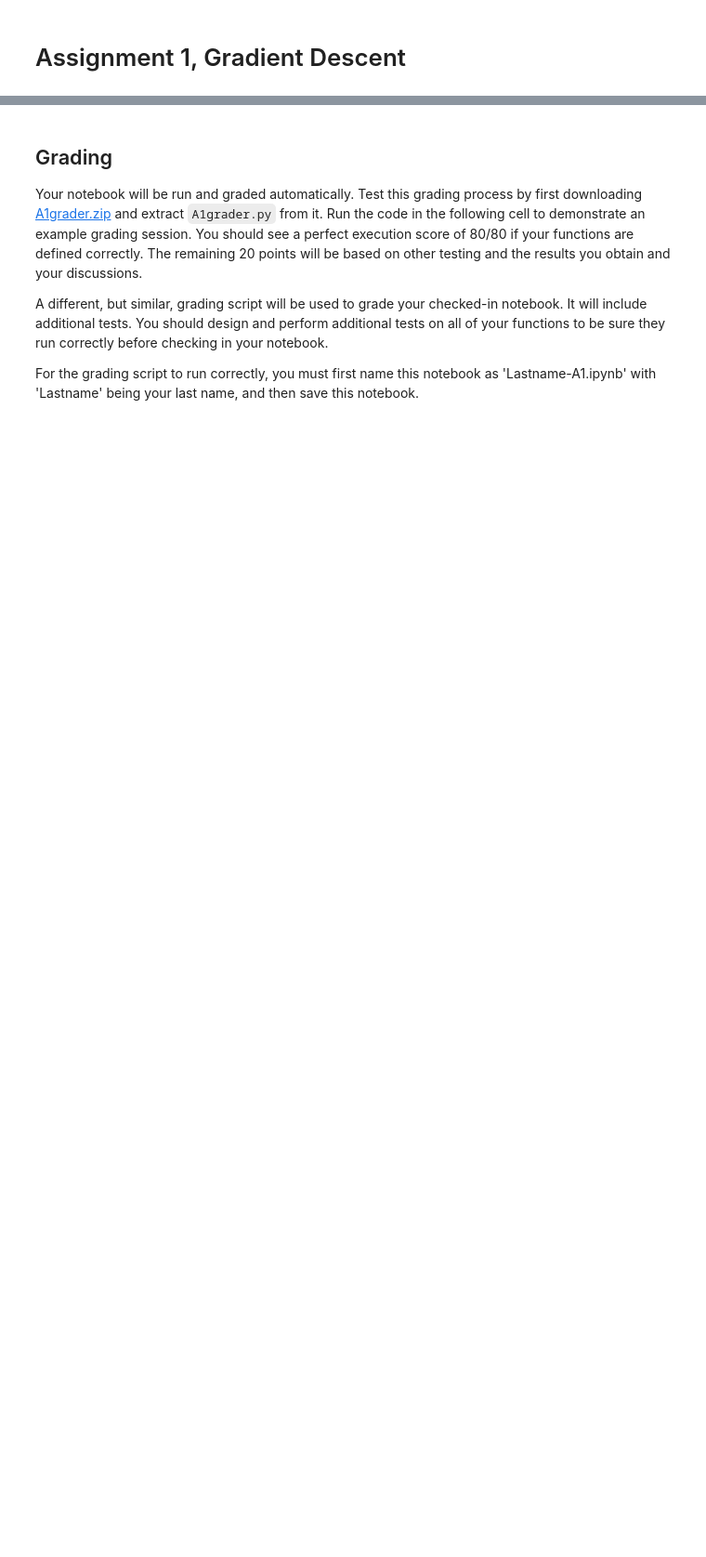
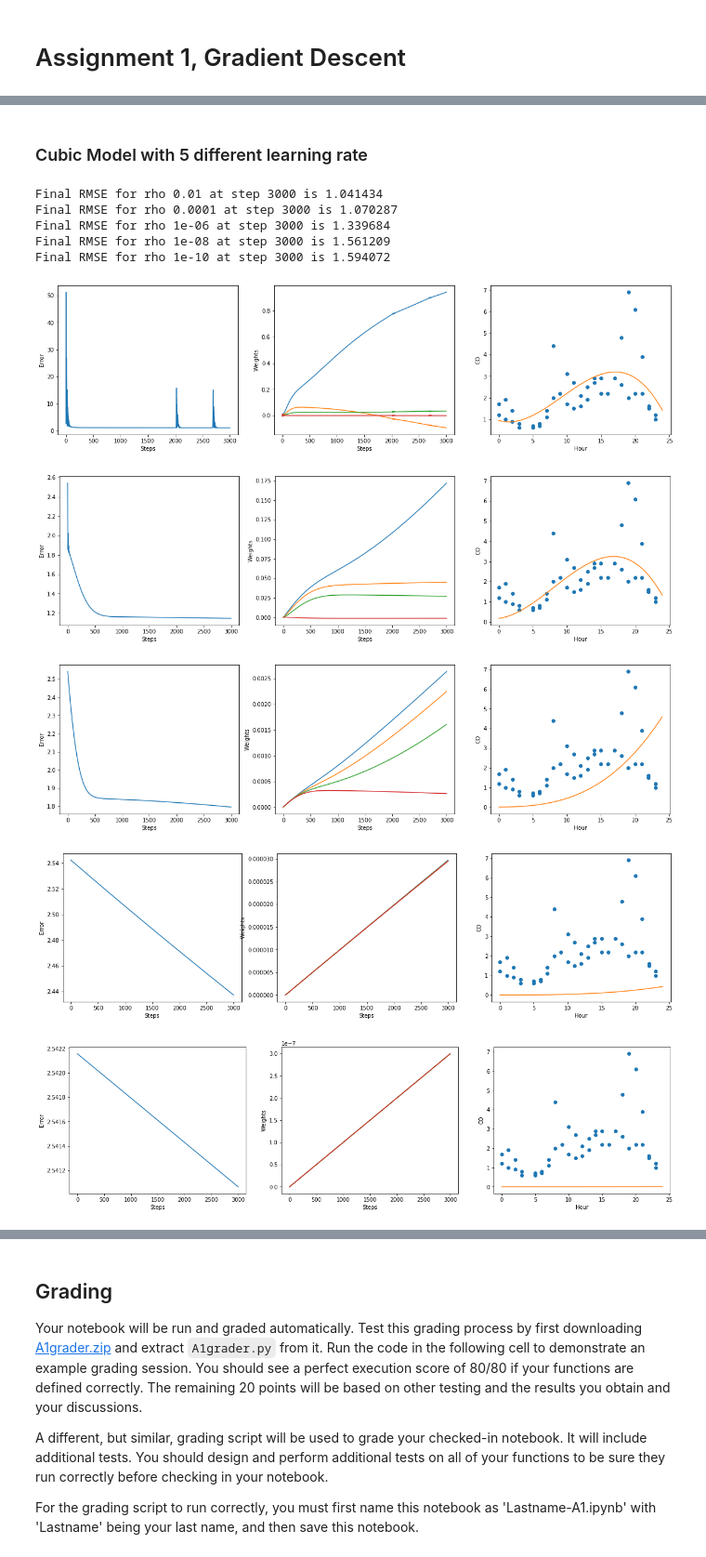
Before and after one commit to Po0ria/CS545_MachineLearning, a Jupyter notebook: HW1/Taheri-A1.ipynb, the cells around one changed output, grey strips where cells are left out. Shown at 93% size. Drawn from its saved outputs; the diff is of its cells as text; code cells hidden in the pictures; blank space fills up the shorter version.

```diff
--- a/HW1/Taheri-A1.ipynb
+++ b/HW1/Taheri-A1.ipynb
@@ -120,0 +248,37 @@ def rmse(model, X, T, W):
+# %% [markdown]
+### Cubic Model with 5 different learning rate
+# %%
+#how should I make sure that I preceeded enough to get the right step for rho???
+rhos = [1.e-2, 1.e-4, 1.e-6, 1.e-8, 1.e-10]
+for i in rhos:
+    W = np.zeros((4, 1))
+    rho = i
+    n_steps = 3000
+    W, error_sequence, W_sequence = gradient_descent_adam(cubic_model, cubic_model_gradient, rmse, X, T, W, rho, n_steps)
+    print(f'Final RMSE for rho {rho} at step {n_steps} is {np.sqrt(error_sequence[-1]):4f}')
+    plt.figure(figsize=(20, 5))
+    plt.subplot(1, 3, 1)
+    plt.plot(error_sequence)
+    plt.xlabel('Steps')
+    plt.ylabel('Error')
+    plt.subplot(1, 3, 2)
+    plt.plot(W_sequence)
+    plt.xlabel('Steps')
+    plt.ylabel('Weights')
+    plt.subplot(1, 3, 3)
+    plt.plot(X, T, 'o')
+    xs = np.linspace(0, 24 , 100).reshape(-1, 1)
+    plt.plot(xs, cubic_model(xs, W));
+    plt.xlabel('Hour')
+    plt.ylabel('CO')
+# %% [output]
+Final RMSE for rho 0.01 at step 3000 is 1.041434
+Final RMSE for rho 0.0001 at step 3000 is 1.070287
+Final RMSE for rho 1e-06 at step 3000 is 1.339684
+Final RMSE for rho 1e-08 at step 3000 is 1.561209
+Final RMSE for rho 1e-10 at step 3000 is 1.594072
+[figure, added]
+[figure, added]
+[figure, added]
+[figure, added]
+[figure, added]
```
Also changed, not shown: parts of 52 cells of this notebook.
